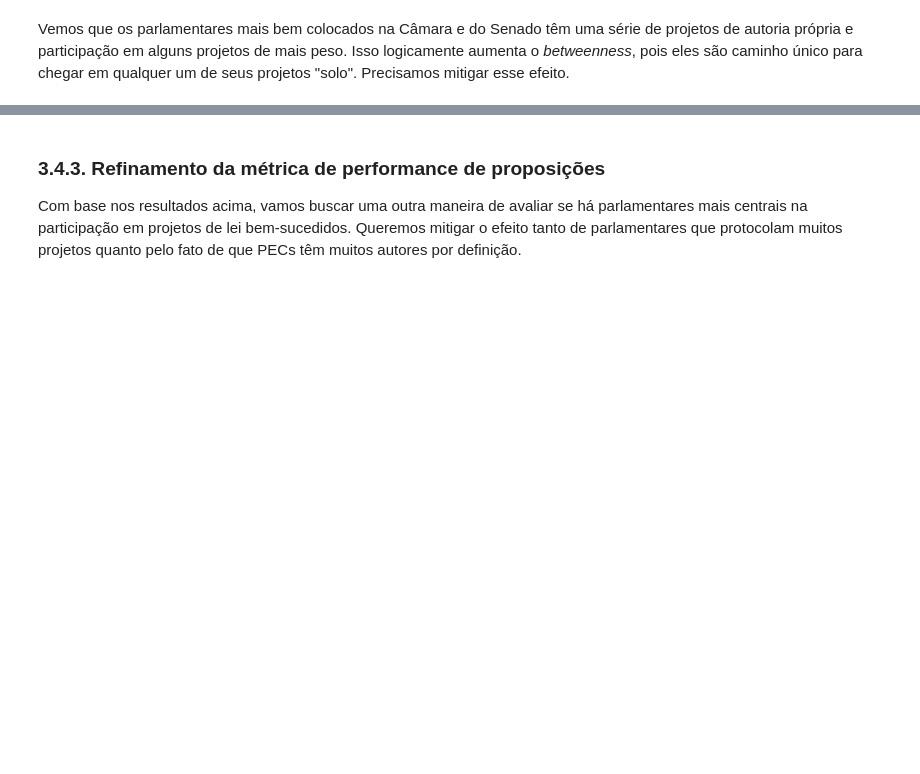
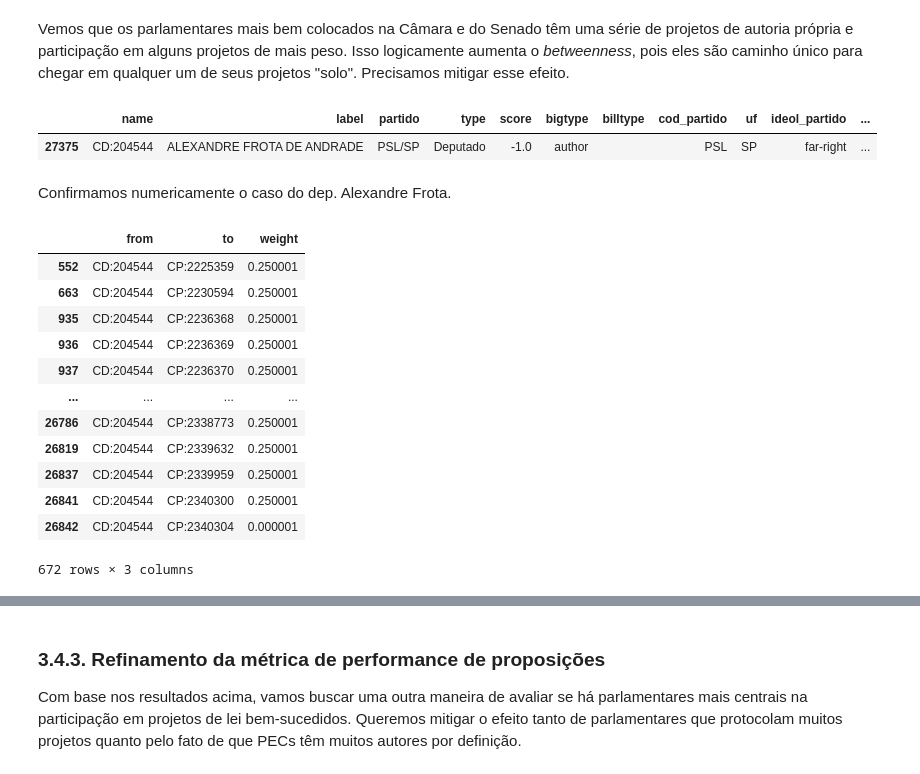
Before and after one commit to busdriverbuddha/tramita, a Jupyter notebook: gold/03_centralidade_comunidades.ipynb, the cells around one changed output, grey strips where cells are left out. Saved outputs shown, nothing was run; the diff lists cells and outputs as text; code cells hidden in the pictures; blank space fills up the shorter version.

```diff
--- a/gold/03_centralidade_comunidades.ipynb
+++ b/gold/03_centralidade_comunidades.ipynb
@@ -1360,3 +1365,28 @@ main_g.write_graphml(str(ACCESS_DIR / "bills_authors_communities.graphml"))
 ![Carvalho](outputs/3-4-2-2-rogerio.png)
 # %% [markdown]
 Vemos que os parlamentares mais bem colocados na Câmara e do Senado têm uma série de projetos de autoria própria e participação em alguns projetos de mais peso. Isso logicamente aumenta o *betweenness*, pois eles são caminho único para chegar em qualquer um de seus projetos "solo". Precisamos mitigar esse efeito.
+# %%
+node_df[node_df['label'].str.contains("FROTA")]
+# %% [output]
+|  | name | label | partido | type | score | bigtype | billtype | cod_partido | uf | ideol_partido | ... |
+| 27375 | CD:204544 | ALEXANDRE FROTA DE ANDRADE | PSL/SP | Deputado | -1.0 | author |  | PSL | SP | far-right | ... |
+# %% [markdown]
+Confirmamos numericamente o caso do dep. Alexandre Frota.
+# %%
+FROTA_TAG = "CD:204544"
+# %%
+edge_df[edge_df['from'].eq(FROTA_TAG)]
+# %% [output]
+|  | from | to | weight |
+| 552 | CD:204544 | CP:2225359 | 0.250001 |
+| 663 | CD:204544 | CP:2230594 | 0.250001 |
+| 935 | CD:204544 | CP:2236368 | 0.250001 |
+| 936 | CD:204544 | CP:2236369 | 0.250001 |
+| 937 | CD:204544 | CP:2236370 | 0.250001 |
+| ... | ... | ... | ... |
+| 26786 | CD:204544 | CP:2338773 | 0.250001 |
+| 26819 | CD:204544 | CP:2339632 | 0.250001 |
+| 26837 | CD:204544 | CP:2339959 | 0.250001 |
+| 26841 | CD:204544 | CP:2340300 | 0.250001 |
+| 26842 | CD:204544 | CP:2340304 | 0.000001 |
+672 rows × 3 columns
```
Also changed, not shown: parts of 57 cells of this notebook, 9 other files.
